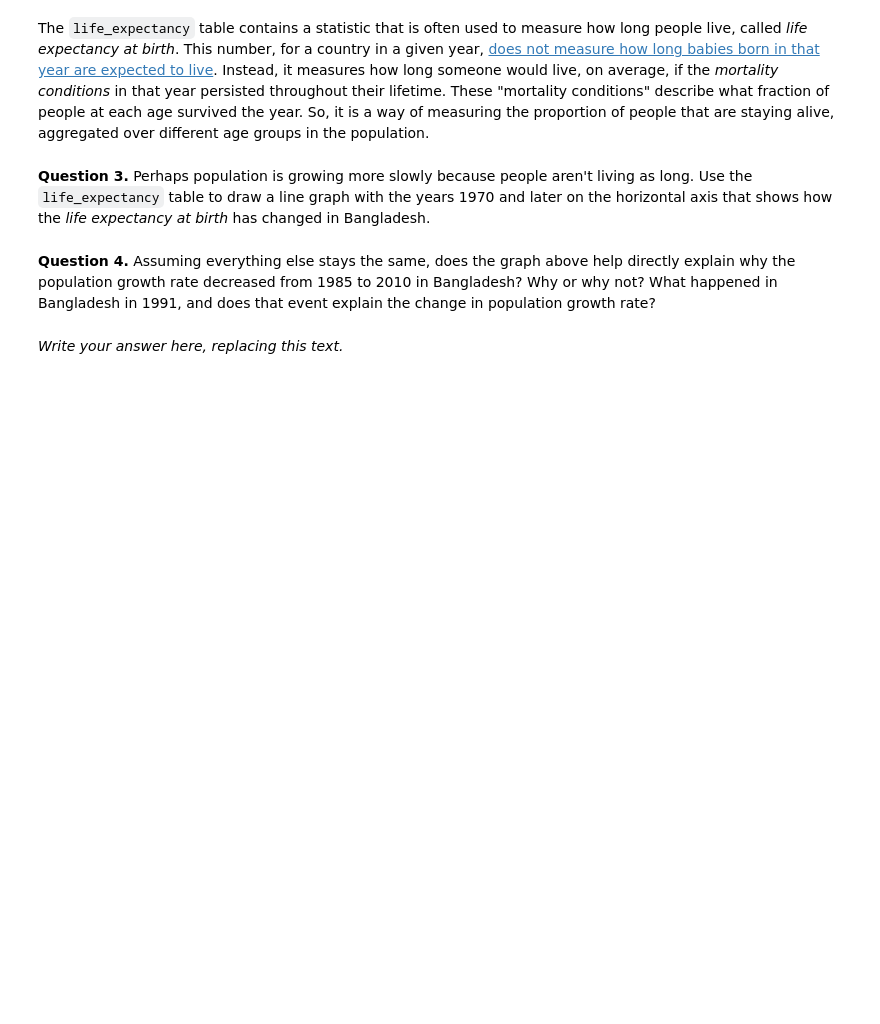
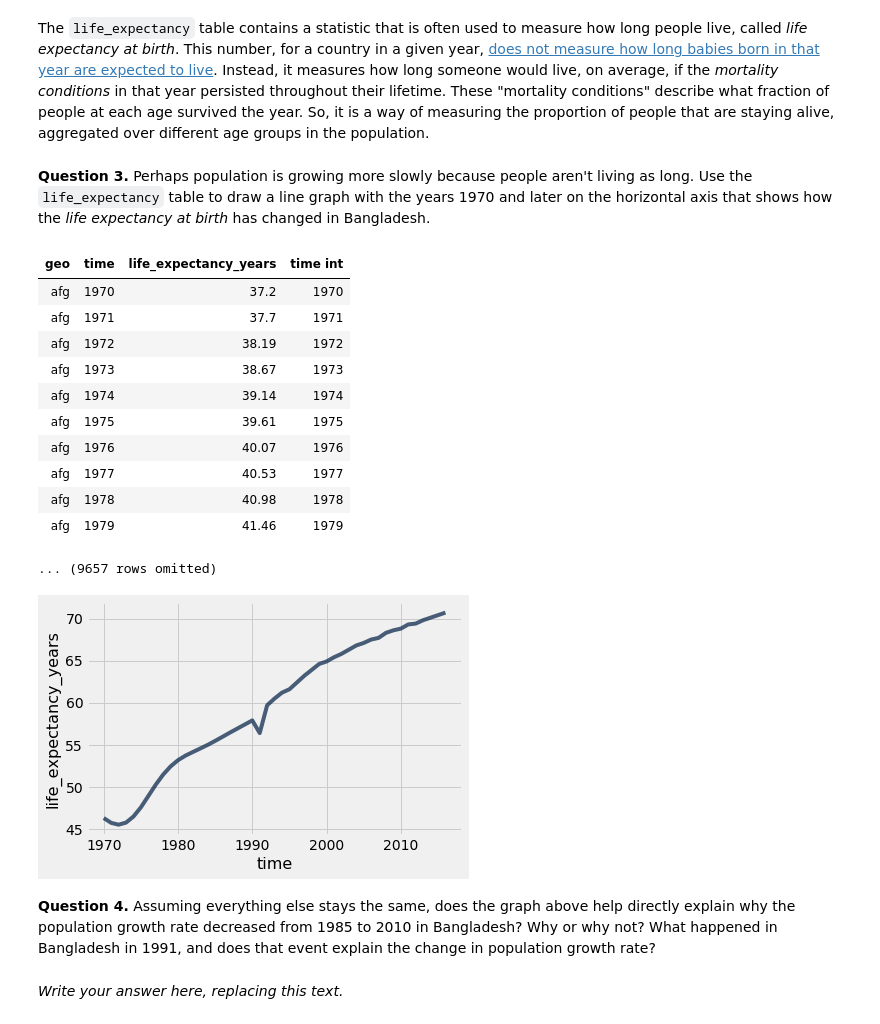
Before and after one commit to vincens2005/materials-su18, a Jupyter notebook: materials/su18/project/project1/project1-becca.ipynb, the cells around one changed output. Cells and saved outputs as stored; diff of their text form; code cells hidden in the pictures; blank space fills up the shorter version.

```diff
--- a/materials/su18/project/project1/project1-becca.ipynb
+++ b/materials/su18/project/project1/project1-becca.ipynb
@@ -144,3 +171,25 @@ The `life_expectancy` table contains a statistic that is often used to measure h
+# %%
+time_int = life_expectancy.apply(int,"time")
+life_expectancy = life_expectancy.with_columns("time int", time_int)
+
+
+
+life_expectancy.where("time int", are.above_or_equal_to(1970)).where("geo","bgd").plot("time","life_expectancy_years")
+life_expectancy.where("time int", are.above_or_equal_to(1970))
+# %% [output]
+| geo | time | life_expectancy_years | time int |
+| afg | 1970 | 37.2 | 1970 |
+| afg | 1971 | 37.7 | 1971 |
+| afg | 1972 | 38.19 | 1972 |
+| afg | 1973 | 38.67 | 1973 |
+| afg | 1974 | 39.14 | 1974 |
+| afg | 1975 | 39.61 | 1975 |
+| afg | 1976 | 40.07 | 1976 |
+| afg | 1977 | 40.53 | 1977 |
+| afg | 1978 | 40.98 | 1978 |
+| afg | 1979 | 41.46 | 1979 |
+... (9657 rows omitted)
+[figure, added]
 # %% [markdown]
 **Question 4.** Assuming everything else stays the same, does the graph above help directly explain why the population growth rate decreased from 1985 to 2010 in Bangladesh? Why or why not? What happened in Bangladesh in 1991, and does that event explain the change in population growth rate?
 # %% [markdown]
```
Also changed, not shown: parts of 5 cells of this notebook.
